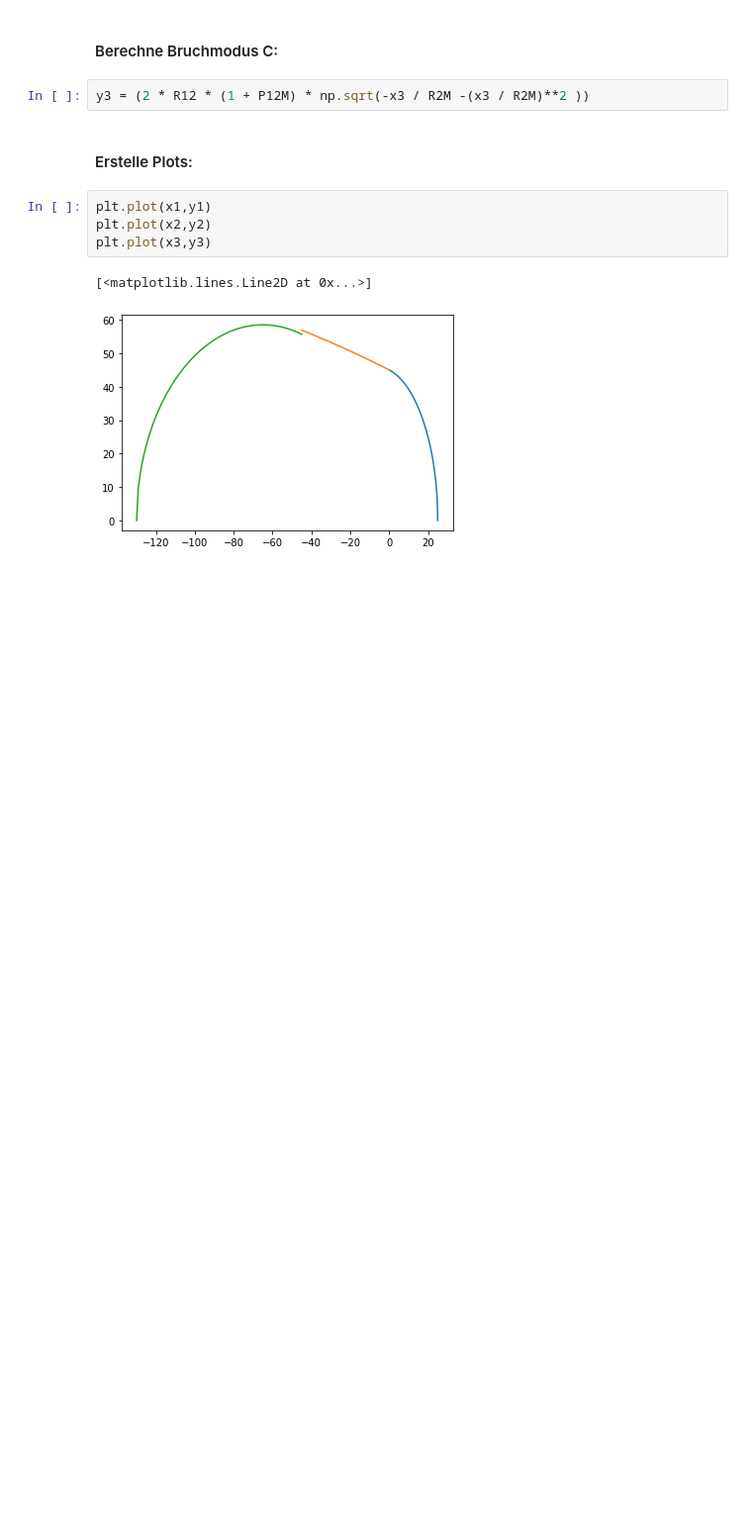
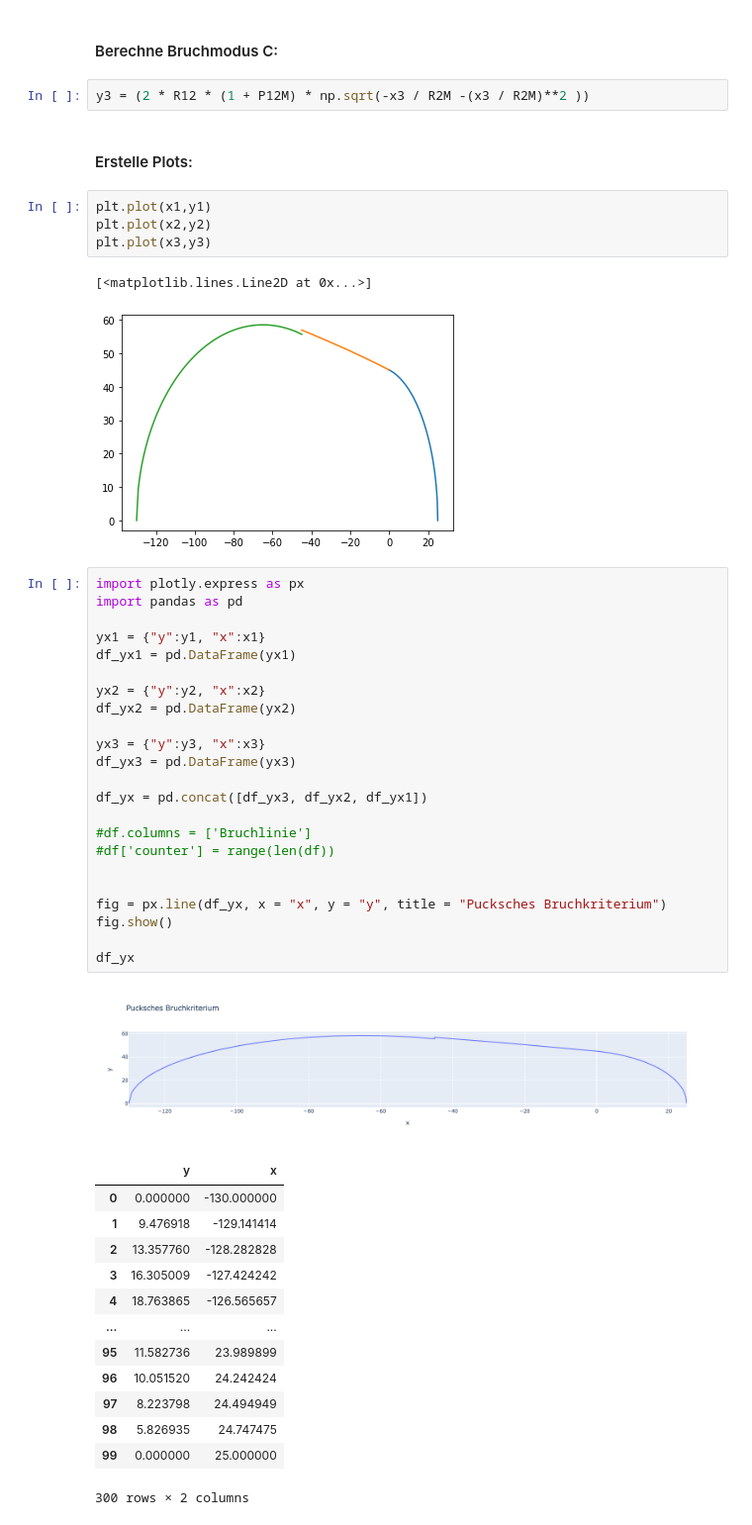
Before and after one commit to choROPeNt/TEACHING_GZLB, a Jupyter notebook: support/Bruchkriterium.ipynb, the cells around one changed output. Shown at 99% size. Saved outputs shown, nothing was run; the diff lists cells and outputs as text; blank space fills up the shorter version.

```diff
--- a/support/Bruchkriterium.ipynb
+++ b/support/Bruchkriterium.ipynb
@@ -60,3 +60,41 @@ plt.plot(x3,y3)
 # %% [output]
 [<matplotlib.lines.Line2D at 0x...>]
 [figure]
+# %%
+import plotly.express as px
+import pandas as pd
+
+yx1 = {"y":y1, "x":x1}
+df_yx1 = pd.DataFrame(yx1)
+
+yx2 = {"y":y2, "x":x2}
+df_yx2 = pd.DataFrame(yx2)
+
+yx3 = {"y":y3, "x":x3}
+df_yx3 = pd.DataFrame(yx3)
+
+df_yx = pd.concat([df_yx3, df_yx2, df_yx1])
+
+#df.columns = ['Bruchlinie']
+#df['counter'] = range(len(df))
+
+
+fig = px.line(df_yx, x = "x", y = "y", title = "Pucksches Bruchkriterium")
+fig.show()
+
+df_yx
+# %% [output]
+[figure, added]
+|  | y | x |
+| 0 | 0.000000 | -130.000000 |
+| 1 | 9.476918 | -129.141414 |
+| 2 | 13.357760 | -128.282828 |
+| 3 | 16.305009 | -127.424242 |
+| 4 | 18.763865 | -126.565657 |
+| ... | ... | ... |
+| 95 | 11.582736 | 23.989899 |
+| 96 | 10.051520 | 24.242424 |
+| 97 | 8.223798 | 24.494949 |
+| 98 | 5.826935 | 24.747475 |
+| 99 | 0.000000 | 25.000000 |
+300 rows × 2 columns
```
